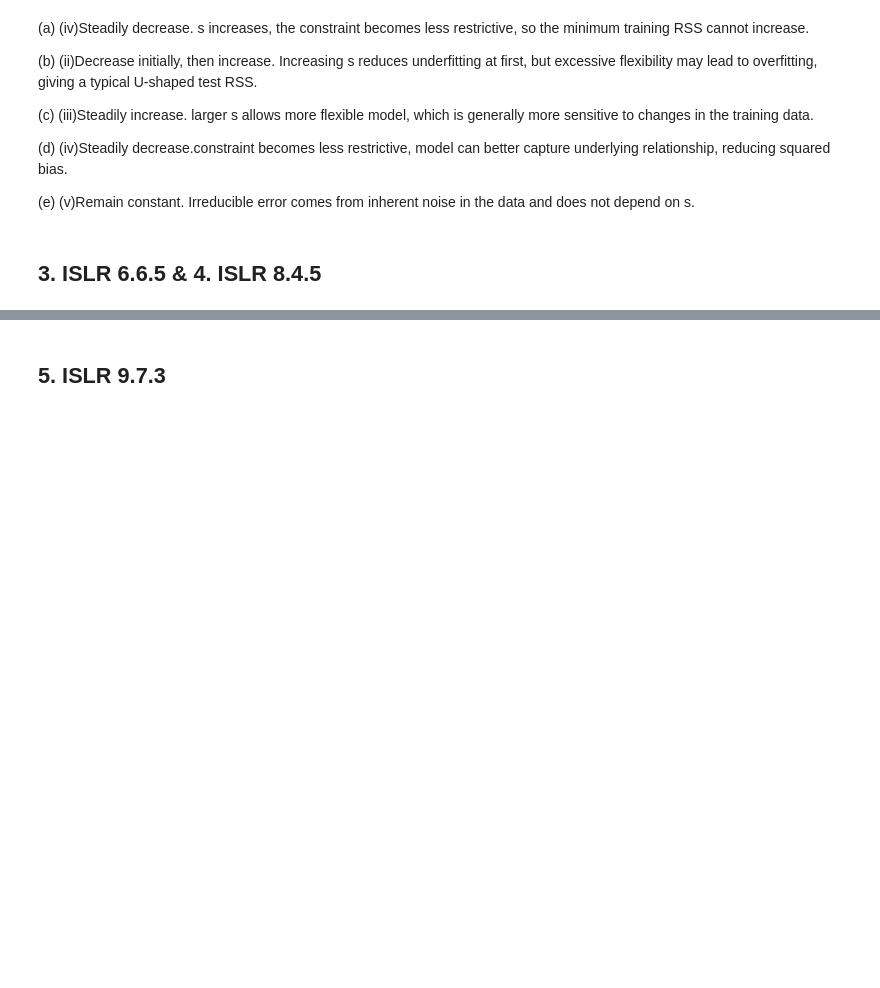
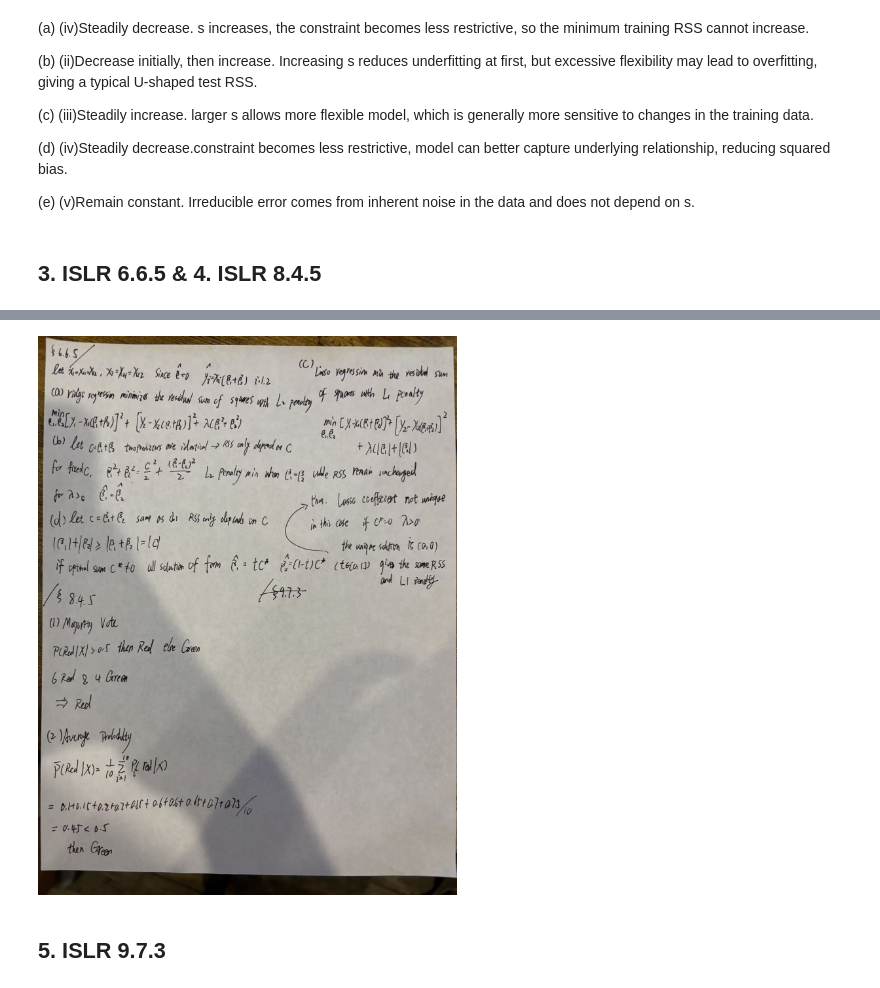
Before and after one commit to zmh0917/HW6, a Jupyter notebook: Zou_Minhao_HW6.ipynb, the cells around one changed output, grey strips where cells are left out. Drawn from its saved outputs; the diff is of its cells as text; code cells hidden in the pictures; blank space fills up the shorter version.

```diff
--- a/Zou_Minhao_HW6.ipynb
+++ b/Zou_Minhao_HW6.ipynb
@@ -617,3 +615,9 @@ SMOTE reduces false negatives from 109 to 26, while false positives increase fro
+# %%
+from IPython.display import Image, display
+
+display(Image(filename="figures/solution23.jpg", width=650))
+# %% [output]
+[figure, added]
 # %% [markdown]
 ## 5. ISLR 9.7.3
 # %%
```
Also changed, not shown: parts of 1 cell of this notebook, 2 other files.
